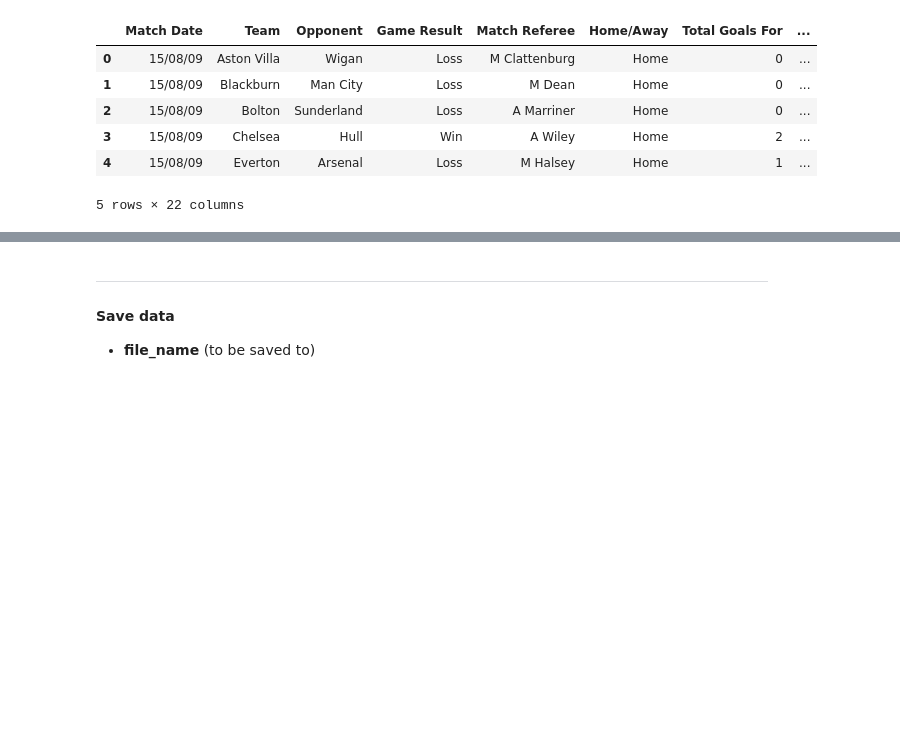
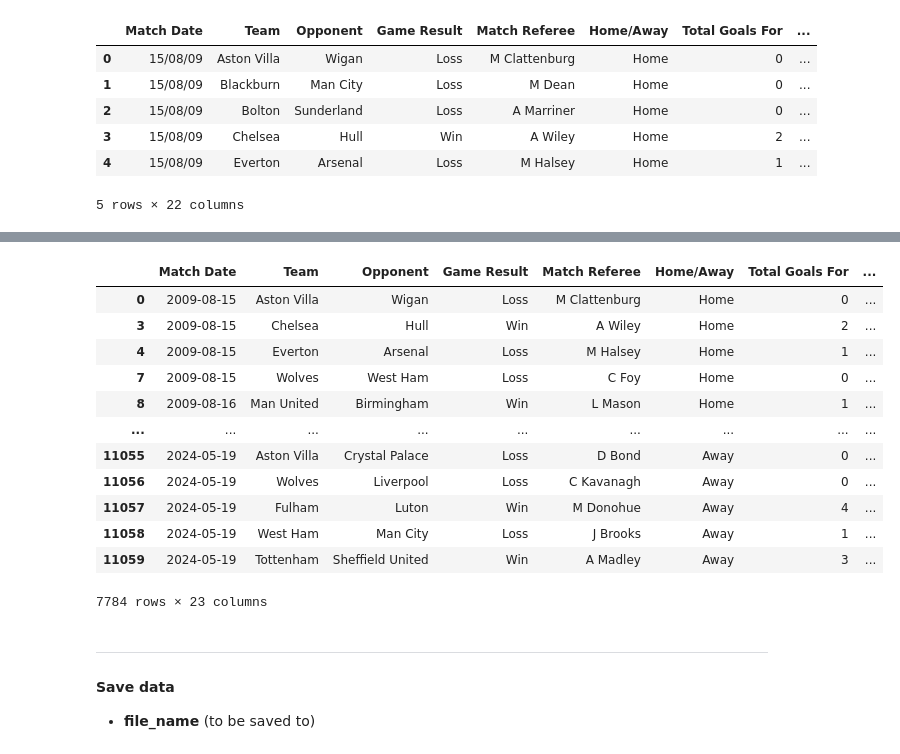
Before and after one commit to nataliebrown22/BAIS3140_final_project_repo, a Jupyter notebook: code/notebooks/01_BAIS3140_transforming_dataset.ipynb, the cells around one changed output, grey strips where cells are left out. Drawn from its saved outputs; the diff is of its cells as text; code cells hidden in the pictures; blank space fills up the shorter version.

```diff
--- a/code/notebooks/01_BAIS3140_transforming_dataset.ipynb
+++ b/code/notebooks/01_BAIS3140_transforming_dataset.ipynb
@@ -230,10 +230,3 @@ melted_df.head()
 | 3 | 15/08/09 | Chelsea | Hull | Win | A Wiley | Home | 2 | ... |
 | 4 | 15/08/09 | Everton | Arsenal | Loss | M Halsey | Home | 1 | ... |
 5 rows × 22 columns
-# %%
-# Convert 'Match Date' to datetime
-melted_df['Match Date'] = pd.to_datetime(melted_df['Match Date'], format='%d/%m/%y')
-# Filter out rows where the year is 2019
-melted_df = melted_df[melted_df['Match Date'].dt.year != 2019]
-
-melted_df.head()
@@ -248,3 +276,45 @@ melted_df.head()
+# %%
+# List of current Premier League teams
+# List of current Premier League teams
+premier_league_teams = [
+    'Bournemouth',
+    'Arsenal',
+    'Aston Villa',
+    'Brighton',
+    'Brentford',
+    'Chelsea',
+    'Crystal Palace',
+    'Everton',
+    'Fulham',
+    'Leicester',
+    'Liverpool',
+    'Man City',
+    'Man United',
+    'Newcastle',
+    'Nott\'m Forest',
+    'Southampton',
+    'Tottenham',
+    'West Ham',
+    'Wolves'
+]
+
+filtered_df = melted_df[melted_df['Team'].isin(premier_league_teams)]
+
+filtered_df
+# %% [output]
+|  | Match Date | Team | Opponent | Game Result | Match Referee | Home/Away | Total Goals For | ... |
+| 0 | 2009-08-15 | Aston Villa | Wigan | Loss | M Clattenburg | Home | 0 | ... |
+| 3 | 2009-08-15 | Chelsea | Hull | Win | A Wiley | Home | 2 | ... |
+| 4 | 2009-08-15 | Everton | Arsenal | Loss | M Halsey | Home | 1 | ... |
+| 7 | 2009-08-15 | Wolves | West Ham | Loss | C Foy | Home | 0 | ... |
+| 8 | 2009-08-16 | Man United | Birmingham | Win | L Mason | Home | 1 | ... |
+| ... | ... | ... | ... | ... | ... | ... | ... | ... |
+| 11055 | 2024-05-19 | Aston Villa | Crystal Palace | Loss | D Bond | Away | 0 | ... |
+| 11056 | 2024-05-19 | Wolves | Liverpool | Loss | C Kavanagh | Away | 0 | ... |
+| 11057 | 2024-05-19 | Fulham | Luton | Win | M Donohue | Away | 4 | ... |
+| 11058 | 2024-05-19 | West Ham | Man City | Loss | J Brooks | Away | 1 | ... |
+| 11059 | 2024-05-19 | Tottenham | Sheffield United | Win | A Madley | Away | 3 | ... |
+7784 rows × 23 columns
 # %% [markdown]
 ---
 #### Save data
```
Also changed, not shown: parts of 8 cells of this notebook, 11 other files.
